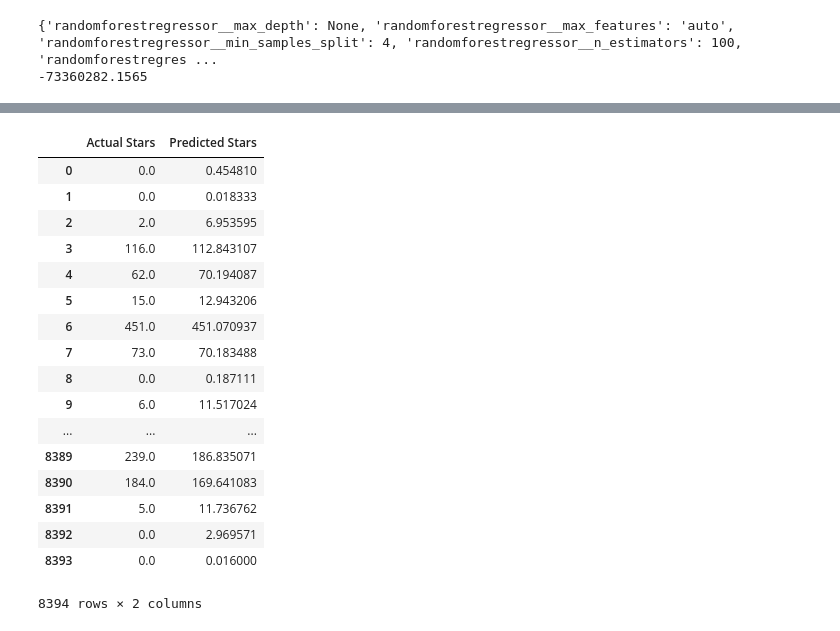
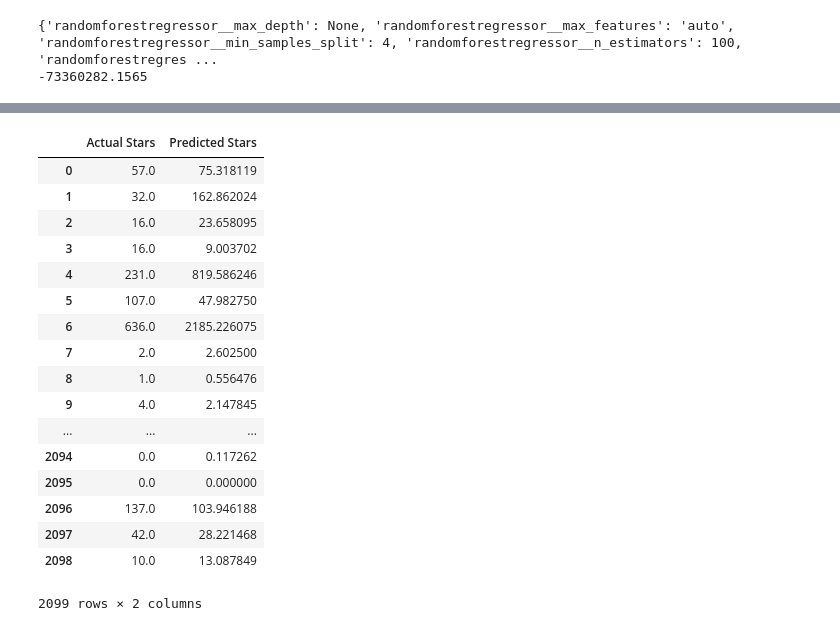
Before and after one commit to andyblueyo/gitskill, a Jupyter notebook: ds/MLExperiment.ipynb, the cells around one changed output, grey strips where cells are left out. Drawn from its saved outputs; the diff is of its cells as text; code cells hidden in the pictures.

```diff
--- a/ds/MLExperiment.ipynb
+++ b/ds/MLExperiment.ipynb
@@ -62,3 +69,11 @@ grid_preds = grid.predict(features)
 # %% [output]
 {'randomforestregressor__max_depth': None, 'randomforestregressor__max_features': 'auto', 'randomforestregressor__min_samples_split': 4, 'randomforestregressor__n_estimators': 100, 'randomforestregres ...
 -73360282.1565
+# %%
+train_features, test_features, train_outcome, test_outcome = train_test_split(features, outcome, random_state=11)
+test_model = RandomForestRegressor(n_estimators=100, min_samples_split=4, random_state=11)
+test_scaler = MinMaxScaler().fit(features)
+test_fit = test_model.fit(test_scaler.transform(train_features), train_outcome)
+test_preds = test_fit.predict(test_scaler.transform(test_features))
+print(mean_squared_error(test_outcome, test_preds))
+print(test_model.feature_importances_)
@@ -80,24 +117,24 @@ plt.show()
 # %%
-output = pd.DataFrame(data={'Actual Stars':outcome, 'Predicted Stars':grid_preds})
+output = pd.DataFrame(data={'Actual Stars':test_outcome, 'Predicted Stars':test_preds})
 output
 # %% [output]
 |  | Actual Stars | Predicted Stars |
-| 0 | 0.0 | 0.454810 |
-| 1 | 0.0 | 0.018333 |
-| 2 | 2.0 | 6.953595 |
-| 3 | 116.0 | 112.843107 |
-| 4 | 62.0 | 70.194087 |
-| 5 | 15.0 | 12.943206 |
-| 6 | 451.0 | 451.070937 |
-| 7 | 73.0 | 70.183488 |
-| 8 | 0.0 | 0.187111 |
-| 9 | 6.0 | 11.517024 |
+| 0 | 57.0 | 75.318119 |
+| 1 | 32.0 | 162.862024 |
+| 2 | 16.0 | 23.658095 |
+| 3 | 16.0 | 9.003702 |
+| 4 | 231.0 | 819.586246 |
+| 5 | 107.0 | 47.982750 |
+| 6 | 636.0 | 2185.226075 |
+| 7 | 2.0 | 2.602500 |
+| 8 | 1.0 | 0.556476 |
+| 9 | 4.0 | 2.147845 |
 | ... | ... | ... |
-| 8389 | 239.0 | 186.835071 |
-| 8390 | 184.0 | 169.641083 |
-| 8391 | 5.0 | 11.736762 |
-| 8392 | 0.0 | 2.969571 |
-| 8393 | 0.0 | 0.016000 |
+| 2094 | 0.0 | 0.117262 |
+| 2095 | 0.0 | 0.000000 |
+| 2096 | 137.0 | 103.946188 |
+| 2097 | 42.0 | 28.221468 |
+| 2098 | 10.0 | 13.087849 |
-8394 rows × 2 columns
+2099 rows × 2 columns
 # %%
 output.to_csv(os.path.join(DATA_DIR,'output.csv'))
```
Also changed, not shown: parts of 4 cells of this notebook, 2 other files.
